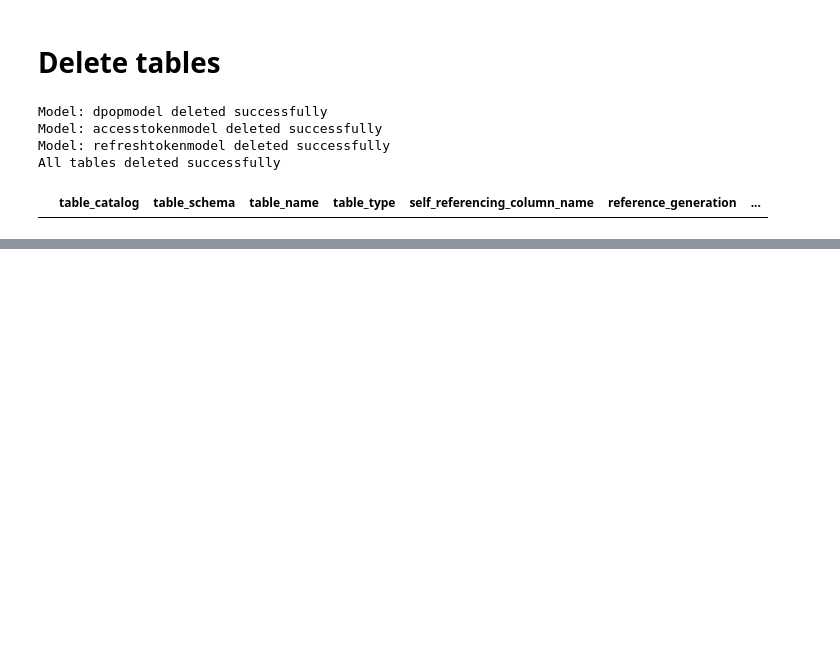
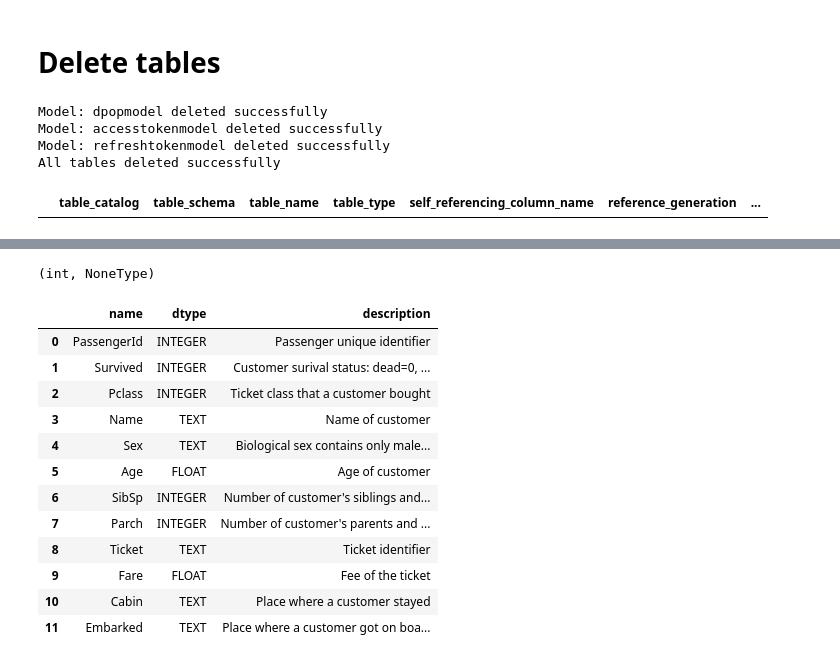
Before and after one commit to datanooblol/ezorm, a Jupyter notebook: dev.ipynb, the cells around one changed output, grey strips where cells are left out. Cells and saved outputs as stored; diff of their text form; code cells hidden in the pictures; blank space fills up the shorter version.

Commit message:
update EzField as wrapper

```diff
--- a/dev.ipynb
+++ b/dev.ipynb
@@ -200,0 +221,21 @@ duck_engine(query, [])
+# %%
+from ezorm.variables import EzORM, EzField
+from typing import Optional, get_args
+
+class customer_tbl(EzORM):
+    """Information relevant to customer in the titanic transportation."""
+    PassengerId:int = EzField(description="Passenger unique identifier", default=None)
+    Survived:Optional[int] = EzField(description="Customer surival status: dead=0, alive=1", default=None)
+    Pclass:int = EzField(description="Ticket class that a customer bought", default=None)
+    Name:str = EzField(description="Name of customer", default=None)
+    Sex:str = EzField(description="Biological sex contains only male and female", default=None)
+    Age:float = EzField(description="Age of customer", default=None)
+    SibSp:int = EzField(description="Number of customer's siblings and spouses", default=None)
+    Parch:int = EzField(description="Number of customer's parents and children", default=None)
+    Ticket:str = EzField(description="Ticket identifier", default=None)
+    Fare:float = EzField(description="Fee of the ticket", default=None)
+    Cabin:str = EzField(description="Place where a customer stayed", default=None)
+    Embarked:str = EzField(description="Place where a customer got on board at the first place", default=None)
+
+print(customer_tbl.to_prompt())
+_ = customer_tbl.data_dict()
@@ -200,0 +260,24 @@ duck_engine(query, [])
+# %%
+get_args(customer_tbl.model_fields['Survived'].annotation)
+# %% [output]
+(int, NoneType)
+# %%
+from io import StringIO
+import pandas as pd
+import json
+
+pd.read_json(StringIO(json.dumps(_['columns'])), orient="records")
+# %% [output]
+|  | name | dtype | description |
+| 0 | PassengerId | INTEGER | Passenger unique identifier |
+| 1 | Survived | INTEGER | Customer surival status: dead=0, ... |
+| 2 | Pclass | INTEGER | Ticket class that a customer bought |
+| 3 | Name | TEXT | Name of customer |
+| 4 | Sex | TEXT | Biological sex contains only male... |
+| 5 | Age | FLOAT | Age of customer |
+| 6 | SibSp | INTEGER | Number of customer's siblings and... |
+| 7 | Parch | INTEGER | Number of customer's parents and ... |
+| 8 | Ticket | TEXT | Ticket identifier |
+| 9 | Fare | FLOAT | Fee of the ticket |
+| 10 | Cabin | TEXT | Place where a customer stayed |
+| 11 | Embarked | TEXT | Place where a customer got on boa... |
```
Also changed, not shown: parts of 7 cells of this notebook, 4 other files.
